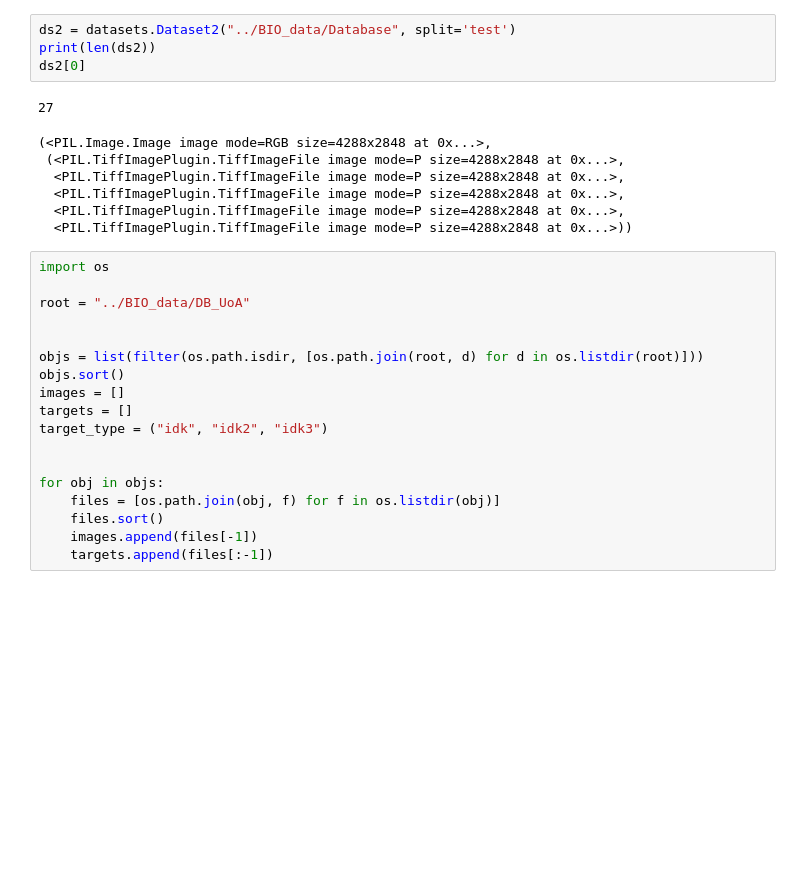
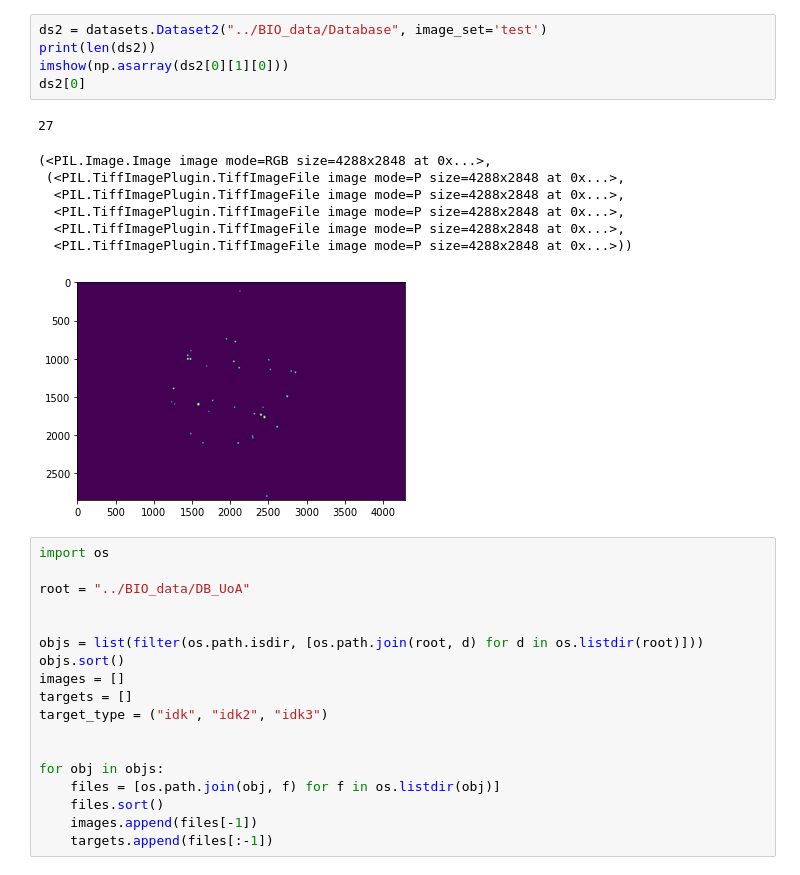
Before and after one commit to marekkles/BIO, a Jupyter notebook: testing_ntb.ipynb, the cells around one changed output. Drawn from its saved outputs; the diff is of its cells as text; blank space fills up the shorter version.

```diff
--- a/testing_ntb.ipynb
+++ b/testing_ntb.ipynb
@@ -13,15 +14,17 @@ ds1[0]
 # %%
-ds2 = datasets.Dataset2("../BIO_data/Database", split='test')
+ds2 = datasets.Dataset2("../BIO_data/Database", image_set='test')
 print(len(ds2))
+imshow(np.asarray(ds2[0][1][0]))
 ds2[0]
 # %% [output]
 27
 (<PIL.Image.Image image mode=RGB size=4288x2848 at 0x...>,
  (<PIL.TiffImagePlugin.TiffImageFile image mode=P size=4288x2848 at 0x...>,
   <PIL.TiffImagePlugin.TiffImageFile image mode=P size=4288x2848 at 0x...>,
   <PIL.TiffImagePlugin.TiffImageFile image mode=P size=4288x2848 at 0x...>,
   <PIL.TiffImagePlugin.TiffImageFile image mode=P size=4288x2848 at 0x...>,
   <PIL.TiffImagePlugin.TiffImageFile image mode=P size=4288x2848 at 0x...>))
+[figure, added]
 # %%
 import os
 
```
Also changed, not shown: parts of 4 cells of this notebook, 1 other file.
